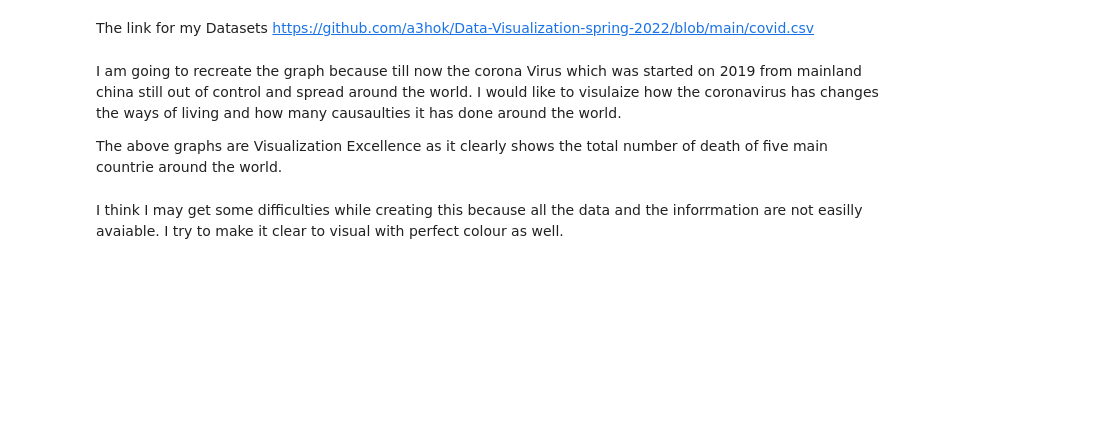
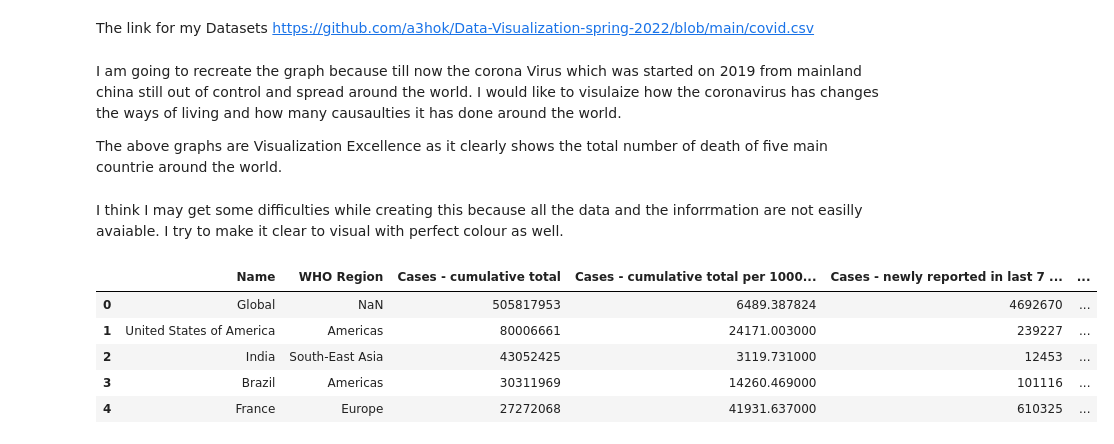
Before and after one commit to a3hok/Data-Visualization-spring-2022, a Jupyter notebook: Recreating the Master.ipynb, the cells around one changed output. Drawn from its saved outputs; the diff is of its cells as text; code cells hidden in the pictures; blank space fills up the shorter version.

```diff
--- a/Recreating the Master.ipynb
+++ b/Recreating the Master.ipynb
@@ -32,3 +32,18 @@ I am going to recreate the graph because till now the corona Virus which was sta
 The above graphs are Visualization Excellence as it clearly shows the total number of death of five main countrie around the world.
 # %% [markdown]
 I think I may get some difficulties while creating this because all the data and the inforrmation are not easilly avaiable. I try to make it clear to visual with perfect colour as well.
+# %%
+import numpy as np
+import pandas as ad
+import matplotlib.pyplot as plt
+import seaborn as sns
+
+df = ad.read_csv("https://raw.githubusercontent.com/a3hok/Data-Visualization-spring-2022/main/covid.csv")
+df.head()
+# %% [output]
+|  | Name | WHO Region | Cases - cumulative total | Cases - cumulative total per 1000... | Cases - newly reported in last 7 ... | ... |
+| 0 | Global | NaN | 505817953 | 6489.387824 | 4692670 | ... |
+| 1 | United States of America | Americas | 80006661 | 24171.003000 | 239227 | ... |
+| 2 | India | South-East Asia | 43052425 | 3119.731000 | 12453 | ... |
+| 3 | Brazil | Americas | 30311969 | 14260.469000 | 101116 | ... |
+| 4 | France | Europe | 27272068 | 41931.637000 | 610325 | ... |
```
Also changed, not shown: parts of 4 cells of this notebook.
